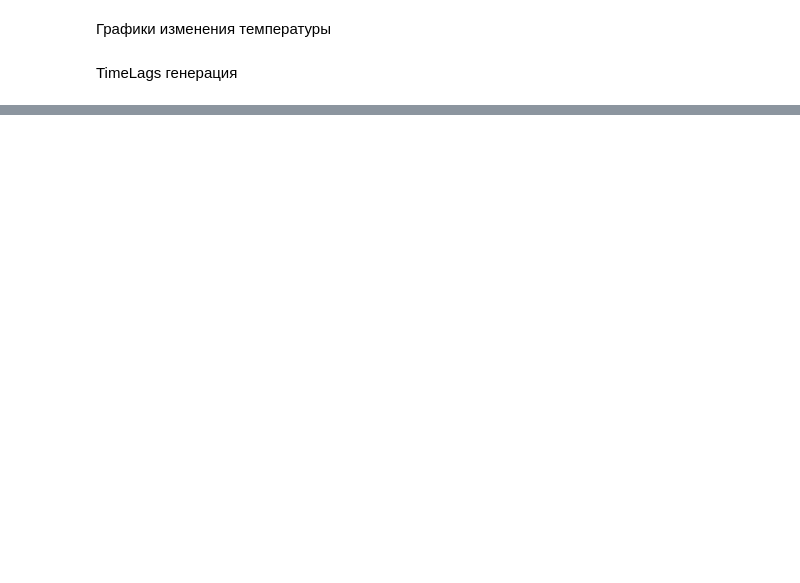
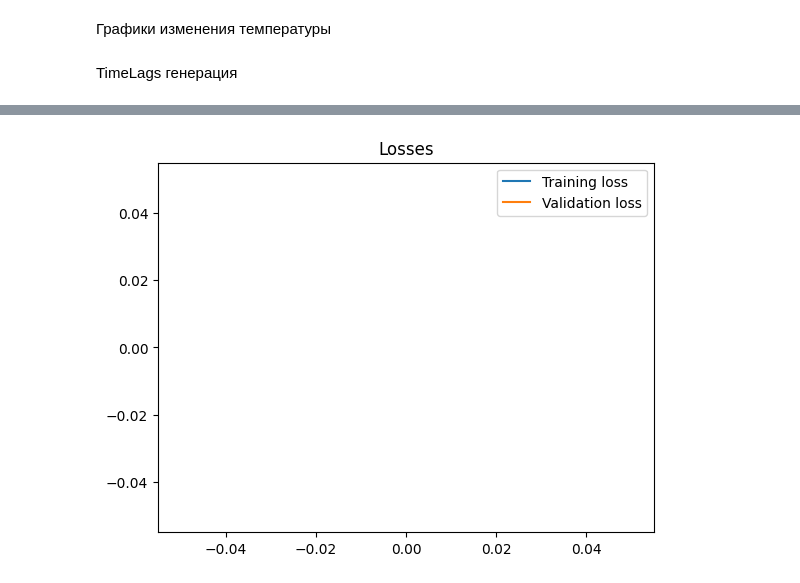
Before and after one commit to buddyuchiha/pythonfifthlab, a Jupyter notebook: main.ipynb, the cells around one changed output, grey strips where cells are left out. Drawn from its saved outputs; the diff is of its cells as text; code cells hidden in the pictures; blank space fills up the shorter version.

```diff
--- a/main.ipynb
+++ b/main.ipynb
@@ -8,5 +9,8 @@ from datetime import datetime
 
 
 device = "cpu"
+# %%
+learning_rate = 0.0001
+batch_size = 100
 # %% [markdown]
 Создание датафрейма
@@ -205,11 +229,11 @@ class RNNModel(nn.Module):
         """The __init__ method that initiates an RNN instance.
 
         Args:
-            input_dim (int): The number of nodes in the input layer
-            hidden_dim (int): The number of nodes in each layer
-            layer_dim (int): The number of layers in the network
-            output_dim (int): The number of nodes in the output layer
-            dropout_prob (float): The probability of nodes being dropped out
+            input_dim (int): The number of nodes in the input layer(входной слой)
+            hidden_dim (int): The number of nodes in each layer(скрытый слой)
+            layer_dim (int): The number of layers in the network(кол-во слоев нейронки)
+            output_dim (int): The number of nodes in the output layer(выходной слой)
+            dropout_prob (float): The probability of nodes being dropped out(вер-ть исключить эл-т)
 
         """
         super(RNNModel, self).__init__()
@@ -236,7 +260,8 @@ class RNNModel(nn.Module):
 
         """
         # Initializing hidden state for first input with zeros
-        h0 = torch.zeros(self.layer_dim, x.size(0), self.hidden_dim).requires_grad_()
+        h0 = torch.zeros(self.layer_dim, x.size(
+            0), self.hidden_dim).requires_grad_()
 
         # Forward propagation by passing in the input and hidden state into the model
         out, h0 = self.rnn(x, h0.detach())
@@ -387,31 +454,33 @@ class Optimization:
 # %%
+
+
 import torch.optim as optim
 
 input_dim = len(X_train.columns)
 output_dim = 1
 hidden_dim = 64
 layer_dim = 3
-batch_size = 64
 dropout = 0.2
-n_epochs = 100
-learning_rate = 1e-3
+n_epochs = 60
 weight_decay = 1e-6
 
 model_params = {'input_dim': input_dim,
-                'hidden_dim' : hidden_dim,
-                'layer_dim' : layer_dim,
-                'output_dim' : output_dim,
-                'dropout_prob' : dropout}
+                'hidden_dim': hidden_dim,
+                'layer_dim': layer_dim,
+                'output_dim': output_dim,
+                'dropout_prob': dropout}
 
-model = RNNModel(** model_params)
+model = RNNModel(**model_params)
 
 loss_fn = nn.MSELoss(reduction="mean")
-optimizer = optim.Adam(model.parameters(), lr=learning_rate, weight_decay=weight_decay)
+optimizer = optim.Adam(
+    model.parameters(), lr=learning_rate, weight_decay=weight_decay)
 
 
 opt = Optimization(model=model, loss_fn=loss_fn, optimizer=optimizer)
-opt.train(train_loader, val_loader, batch_size=batch_size, n_epochs=n_epochs, n_features=input_dim)
-opt.plot_losses()
+opt.train(train_loader, val_loader, batch_size=batch_size,
+          n_epochs=n_epochs, n_features=input_dim, learning_rate=learning_rate)
+opt.plot_losses(learning_rate)
 
 predictions, values = opt.evaluate(
     test_loader_one,
@@ -422,0 +506 @@ RuntimeError: shape '[64, -1, 101]' is invalid for input of size 6400
+[figure, added]
```
Also changed, not shown: parts of 11 cells of this notebook.
